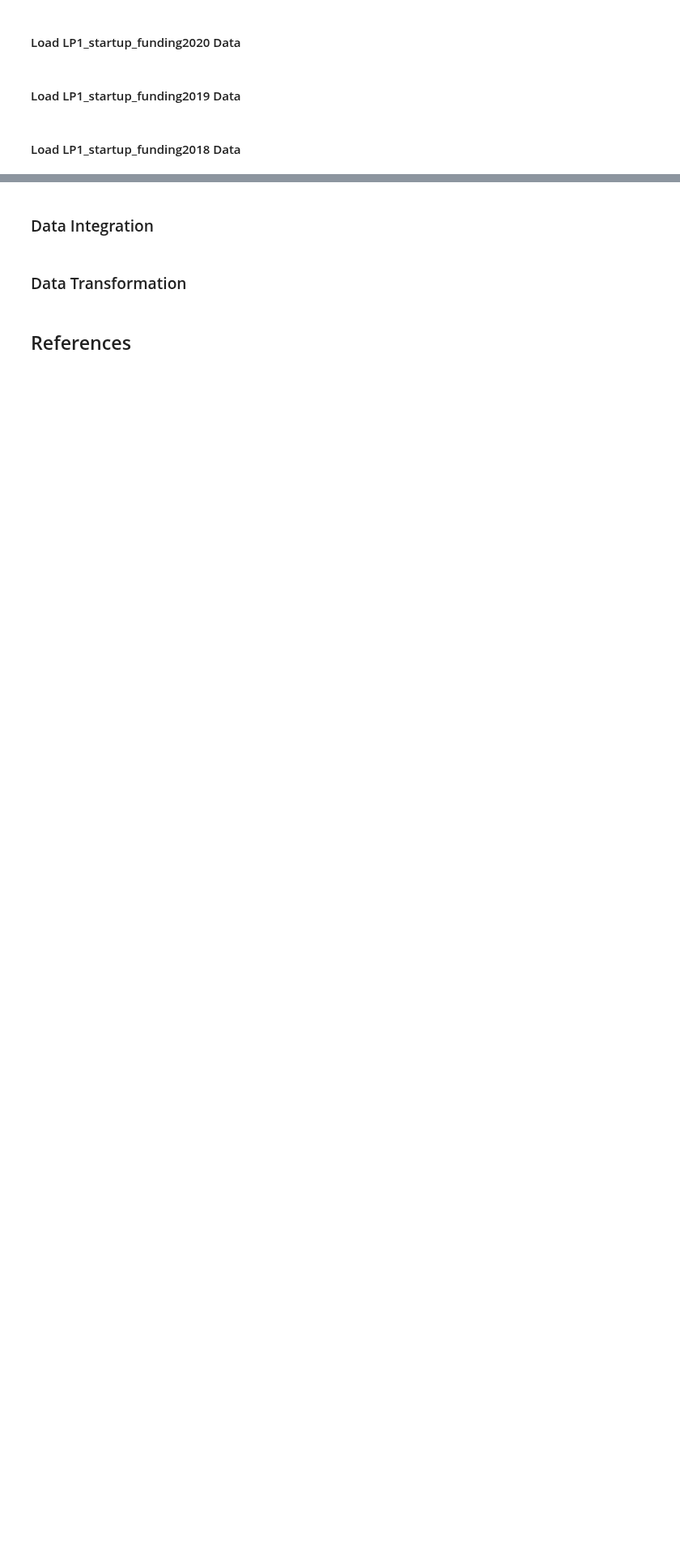
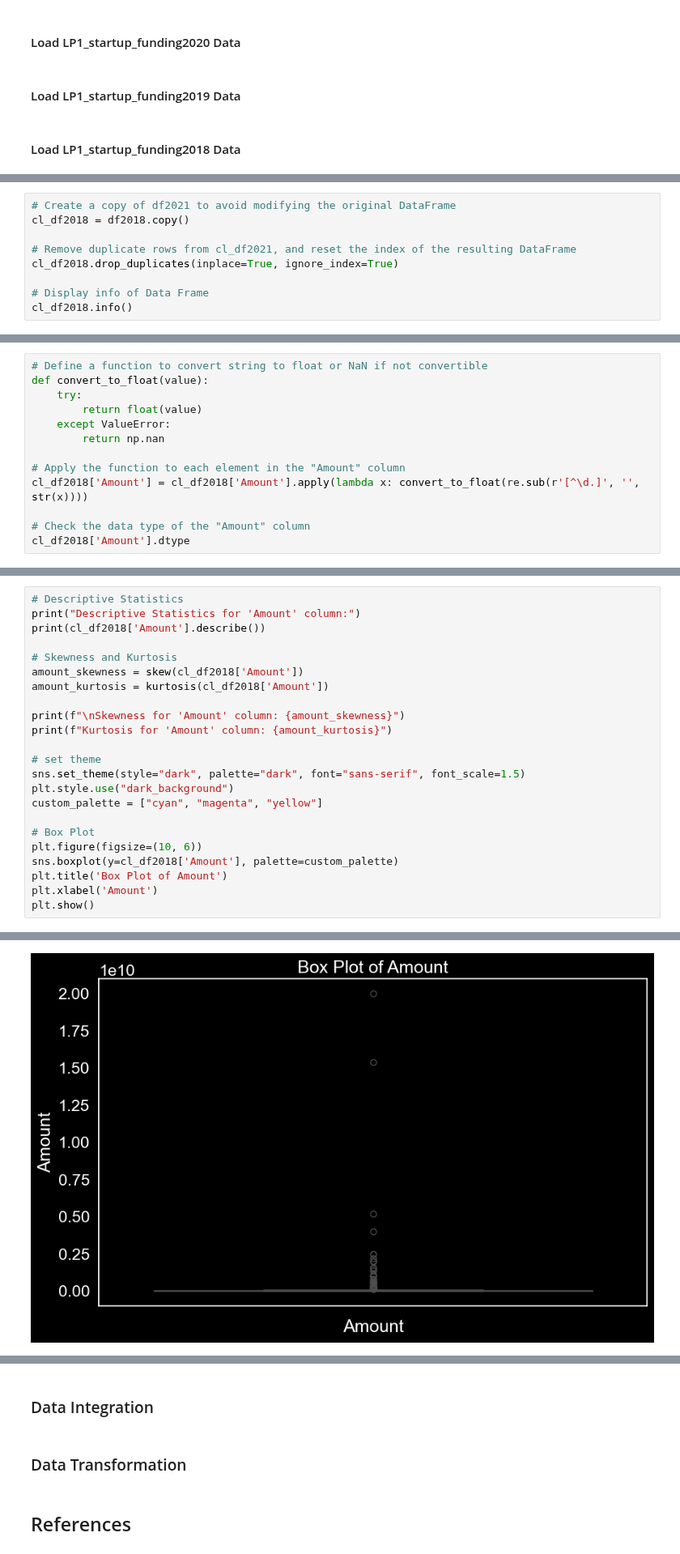
Before and after one commit to Nfayem/LP1_Data_Analytics_Project, a Jupyter notebook: Notebook/LP1_Data_Analytics_Project.ipynb, the cells around one changed output, grey strips where cells are left out. Shown at 81% size. Cells and saved outputs as stored; diff of their text form; blank space fills up the shorter version.

```diff
--- a/Notebook/LP1_Data_Analytics_Project.ipynb
+++ b/Notebook/LP1_Data_Analytics_Project.ipynb
@@ -2787,0 +2761,9 @@ memory usage: 543.3 KB
+# %%
+# Create a copy of df2021 to avoid modifying the original DataFrame
+cl_df2018 = df2018.copy()
+
+# Remove duplicate rows from cl_df2021, and reset the index of the resulting DataFrame
+cl_df2018.drop_duplicates(inplace=True, ignore_index=True)
+
+# Display info of Data Frame
+cl_df2018.info()
@@ -2787,0 +2790,13 @@ memory usage: 543.3 KB
+# %%
+# Define a function to convert string to float or NaN if not convertible
+def convert_to_float(value):
+    try:
+        return float(value)
+    except ValueError:
+        return np.nan
+
+# Apply the function to each element in the "Amount" column
+cl_df2018['Amount'] = cl_df2018['Amount'].apply(lambda x: convert_to_float(re.sub(r'[^\d.]', '', str(x))))
+
+# Check the data type of the "Amount" column
+cl_df2018['Amount'].dtype
@@ -2787,0 +2807,24 @@ memory usage: 543.3 KB
+# %%
+# Descriptive Statistics
+print("Descriptive Statistics for 'Amount' column:")
+print(cl_df2018['Amount'].describe())
+
+# Skewness and Kurtosis
+amount_skewness = skew(cl_df2018['Amount'])
+amount_kurtosis = kurtosis(cl_df2018['Amount'])
+
+print(f"\nSkewness for 'Amount' column: {amount_skewness}")
+print(f"Kurtosis for 'Amount' column: {amount_kurtosis}")
+
+# set theme
+sns.set_theme(style="dark", palette="dark", font="sans-serif", font_scale=1.5)
+plt.style.use("dark_background")
+custom_palette = ["cyan", "magenta", "yellow"]
+
+# Box Plot
+plt.figure(figsize=(10, 6))
+sns.boxplot(y=cl_df2018['Amount'], palette=custom_palette)
+plt.title('Box Plot of Amount')
+plt.xlabel('Amount')
+plt.show()
+# %% [output]
@@ -2787,0 +2844 @@ memory usage: 543.3 KB
+[figure, added]
```
Also changed, not shown: parts of 46 cells of this notebook.
